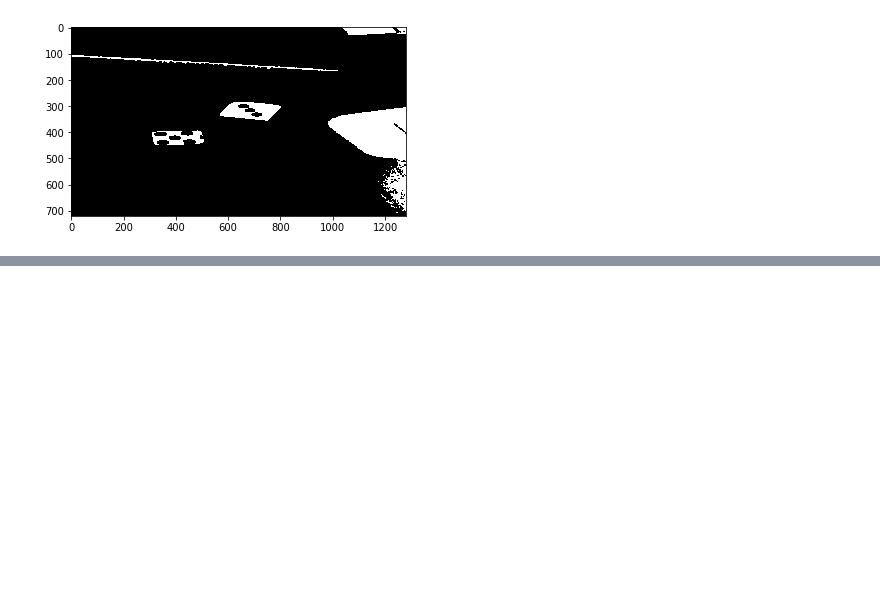
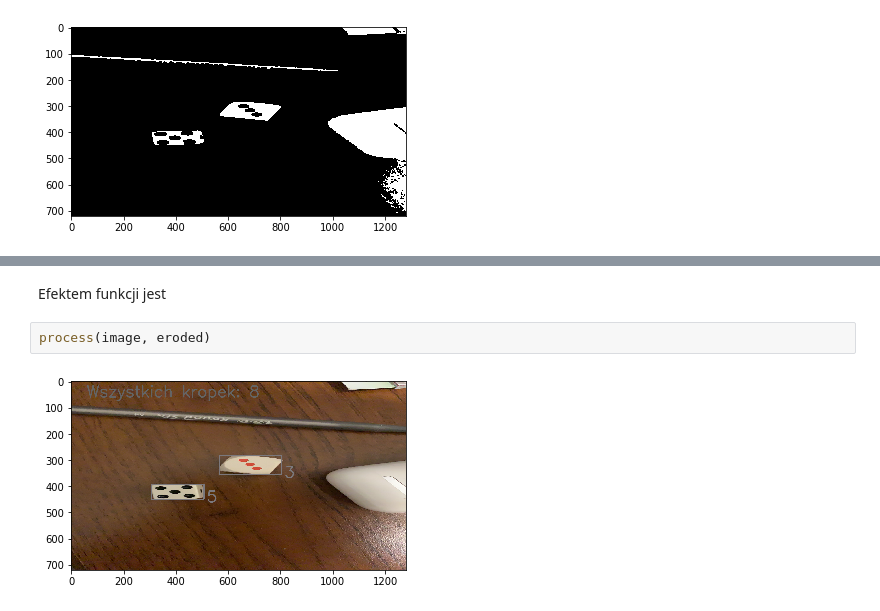
Before and after one commit to piter104/dices, a Jupyter notebook: dices.ipynb, the cells around one changed output, grey strips where cells are left out. Saved outputs shown, nothing was run; the diff lists cells and outputs as text; blank space fills up the shorter version.

```diff
--- a/dices.ipynb
+++ b/dices.ipynb
@@ -57,0 +102,6 @@ plt.show()
+# %% [markdown]
+Efektem funkcji jest
+# %%
+process(image, eroded)
+# %% [output]
+[figure, added]
```
Also changed, not shown: parts of 7 cells of this notebook, 1 other file.
